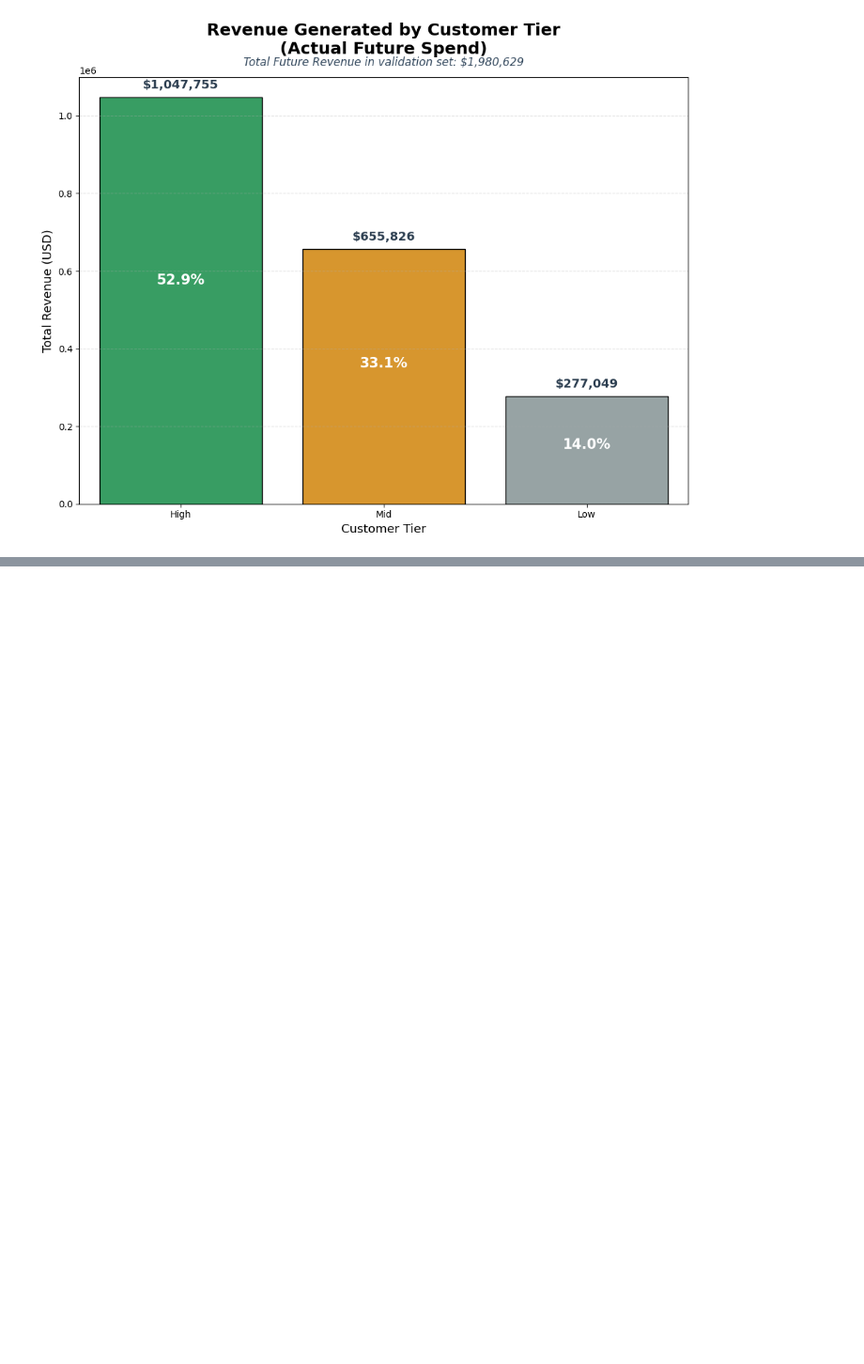
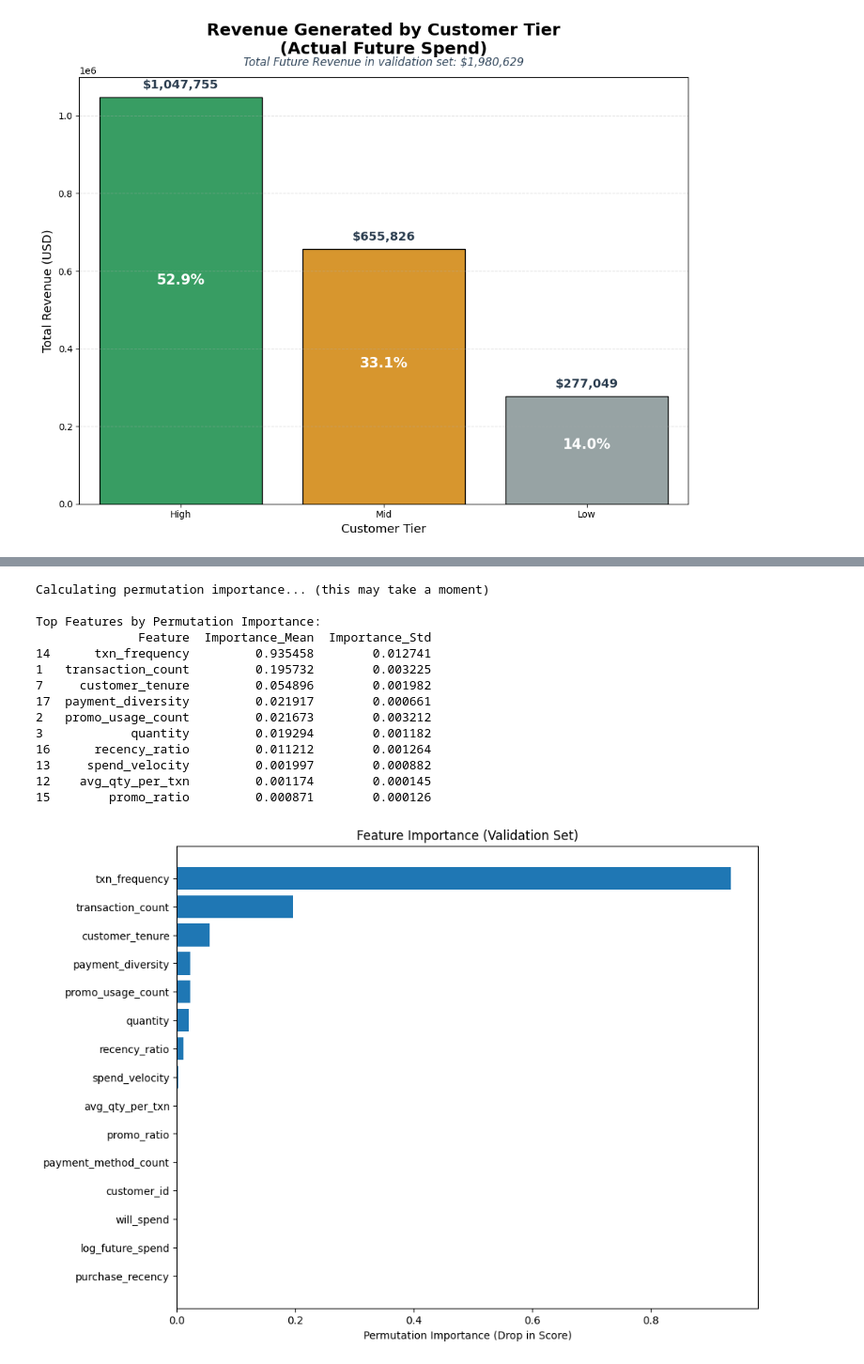
Before and after one commit to Danny-Dalo/Ecommerce-CLV-Prediction, a Jupyter notebook: notebooks/modelling.ipynb, the cells around one changed output, grey strips where cells are left out. Shown at 94% size. Cells and saved outputs as stored; diff of their text form; code cells hidden in the pictures; blank space fills up the shorter version.

```diff
--- a/notebooks/modelling.ipynb
+++ b/notebooks/modelling.ipynb
@@ -481,0 +501,51 @@ plt.show()
+# %%
+from sklearn.inspection import permutation_importance
+
+
+y_valid_log = np.log1p(y_valid)
+
+
+print("Calculating permutation importance... (this may take a moment)")
+r = permutation_importance(
+    pipeline,
+    X_valid,
+    y_valid_log,
+    n_repeats=10,
+    random_state=42,
+    n_jobs=-1
+)
+
+# Datafame to view resukts
+importance_df = pd.DataFrame({
+    'Feature': X_valid.columns,
+    'Importance_Mean': r.importances_mean,
+    'Importance_Std': r.importances_std
+})
+
+
+importance_df = importance_df.sort_values(by='Importance_Mean', ascending=False)
+
+print("\nTop Features by Permutation Importance:")
+print(importance_df.head(10))
+
+plt.figure(figsize=(10, 8))
+plt.barh(importance_df['Feature'][:15][::-1], importance_df['Importance_Mean'][:15][::-1])
+plt.xlabel("Permutation Importance (Drop in Score)")
+plt.title("Feature Importance (Validation Set)")
+plt.show()
+# %% [output]
+Calculating permutation importance... (this may take a moment)
+
+Top Features by Permutation Importance:
+              Feature  Importance_Mean  Importance_Std
+14      txn_frequency         0.935458        0.012741
+1   transaction_count         0.195732        0.003225
+7     customer_tenure         0.054896        0.001982
+17  payment_diversity         0.021917        0.000661
+2   promo_usage_count         0.021673        0.003212
+3            quantity         0.019294        0.001182
+16      recency_ratio         0.011212        0.001264
+13     spend_velocity         0.001997        0.000882
+12    avg_qty_per_txn         0.001174        0.000145
+15        promo_ratio         0.000871        0.000126
+[figure, added]
```
Also changed, not shown: parts of 11 cells of this notebook, 3 other files.
